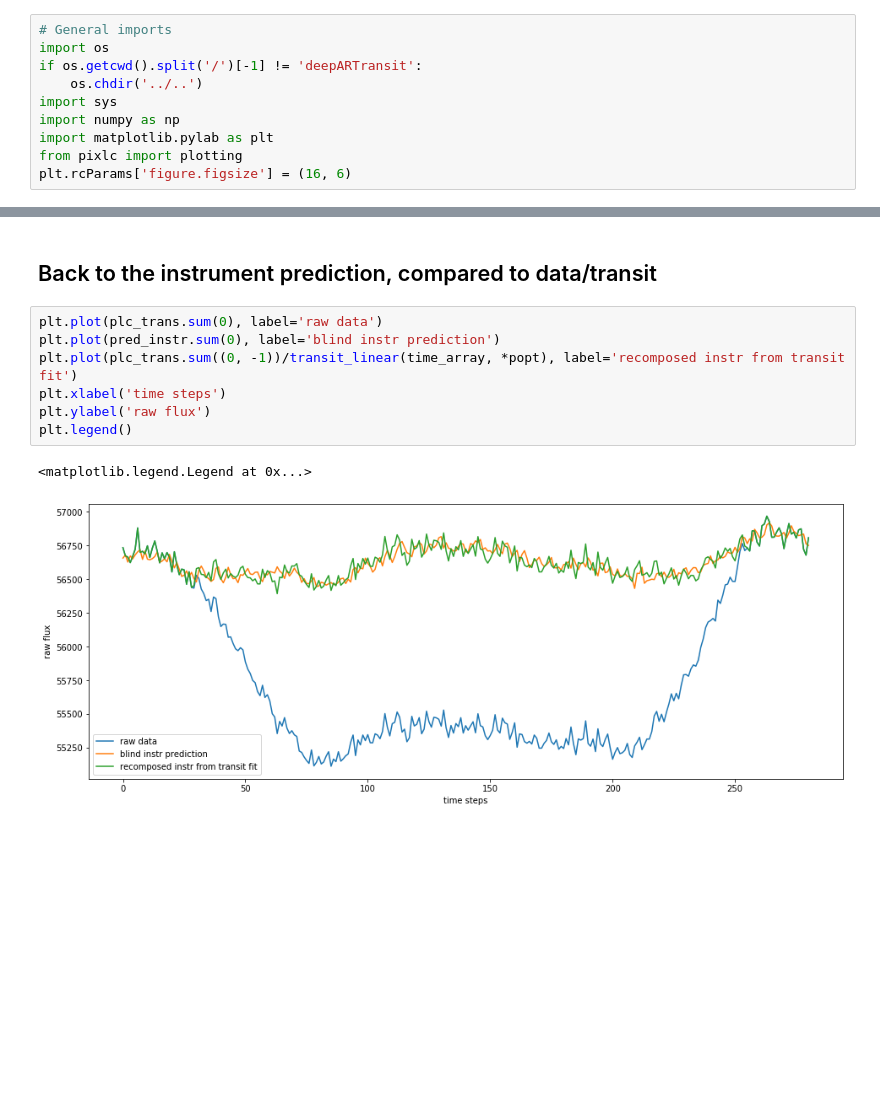
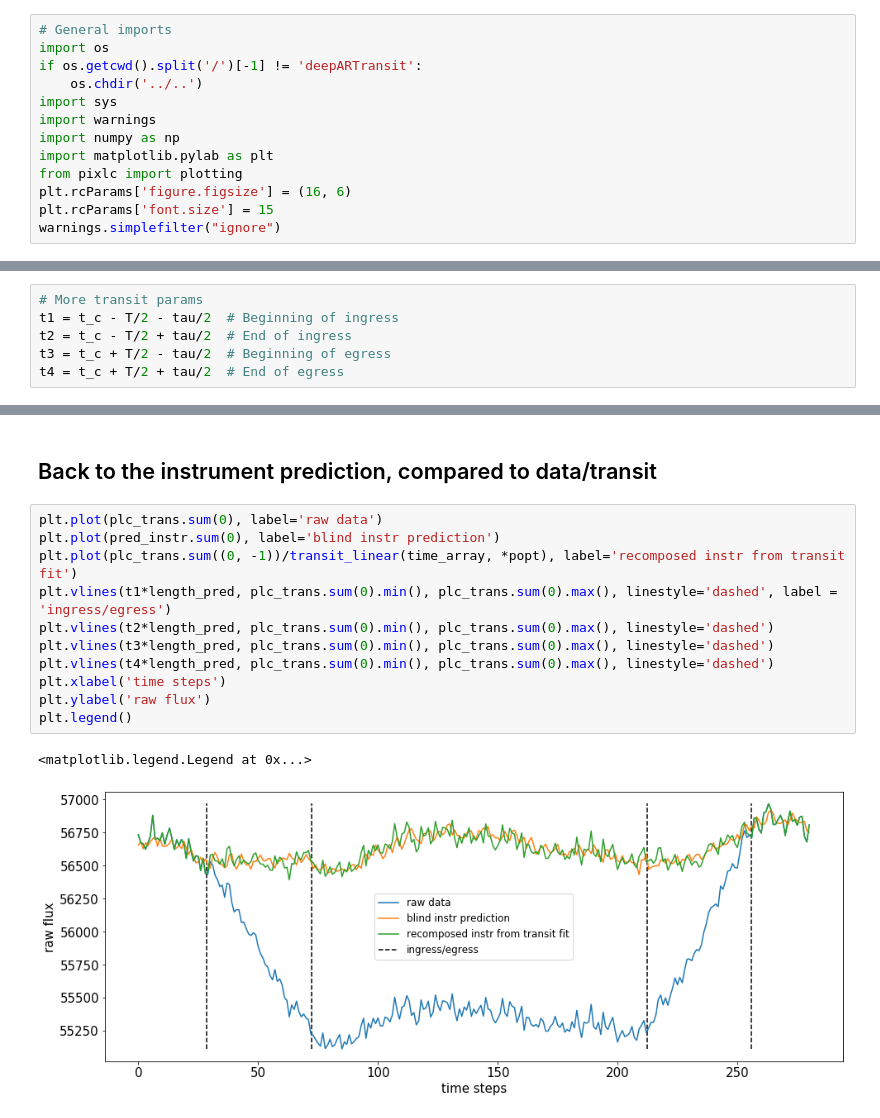
Before and after one commit to ucl-exoplanets/deepARTransit, a Jupyter notebook: deepartransit/notebooks/00_play_with_traces.ipynb, the cells around one changed output, grey strips where cells are left out. Saved outputs shown, nothing was run; the diff lists cells and outputs as text; blank space fills up the shorter version.

Commit message:
plot font size and ingress/egress

```diff
--- a/deepartransit/notebooks/00_play_with_traces.ipynb
+++ b/deepartransit/notebooks/00_play_with_traces.ipynb
@@ -4,10 +4,13 @@ import os
 if os.getcwd().split('/')[-1] != 'deepARTransit':
     os.chdir('../..')
 import sys
+import warnings
 import numpy as np
 import matplotlib.pylab as plt
 from pixlc import plotting
 plt.rcParams['figure.figsize'] = (16, 6)
+plt.rcParams['font.size'] = 15
+warnings.simplefilter("ignore")
 # %%
 # Experiment selection widget
 
@@ -112,6 +115,12 @@ mid_time = 0.50617
 delta = 0.023141 (Rp/Rs = 0.15212)
 T = 0.65430
 tau = 0.15543
+# %%
+# More transit params
+t1 = t_c - T/2 - tau/2  # Beginning of ingress
+t2 = t_c - T/2 + tau/2  # End of ingress
+t3 = t_c + T/2 - tau/2  # Beginning of egress
+t4 = t_c + T/2 + tau/2  # End of egress
 # %%
 grid = plotting.plot_mozaic(transit_component.T.reshape(-1, width, width), label='transit component')
 plotting.plot_mozaic(np.expand_dims(transit_linear(time_array, *popt), -1).repeat(width**2, -1).reshape(-1,width, width),
@@ -127,10 +136,14 @@ plt.legend()
 # %%
 plt.plot(plc_trans.sum(0), label='raw data')
 plt.plot(pred_instr.sum(0), label='blind instr prediction')
 plt.plot(plc_trans.sum((0, -1))/transit_linear(time_array, *popt), label='recomposed instr from transit fit')
+plt.vlines(t1*length_pred, plc_trans.sum(0).min(), plc_trans.sum(0).max(), linestyle='dashed', label = 'ingress/egress')
+plt.vlines(t2*length_pred, plc_trans.sum(0).min(), plc_trans.sum(0).max(), linestyle='dashed')
+plt.vlines(t3*length_pred, plc_trans.sum(0).min(), plc_trans.sum(0).max(), linestyle='dashed')
+plt.vlines(t4*length_pred, plc_trans.sum(0).min(), plc_trans.sum(0).max(), linestyle='dashed')
 plt.xlabel('time steps')
 plt.ylabel('raw flux')
 plt.legend()
 # %% [output]
 <matplotlib.legend.Legend at 0x...>
-[figure, old version]
+[figure, new version]
```
Also changed, not shown: parts of 7 cells of this notebook.
